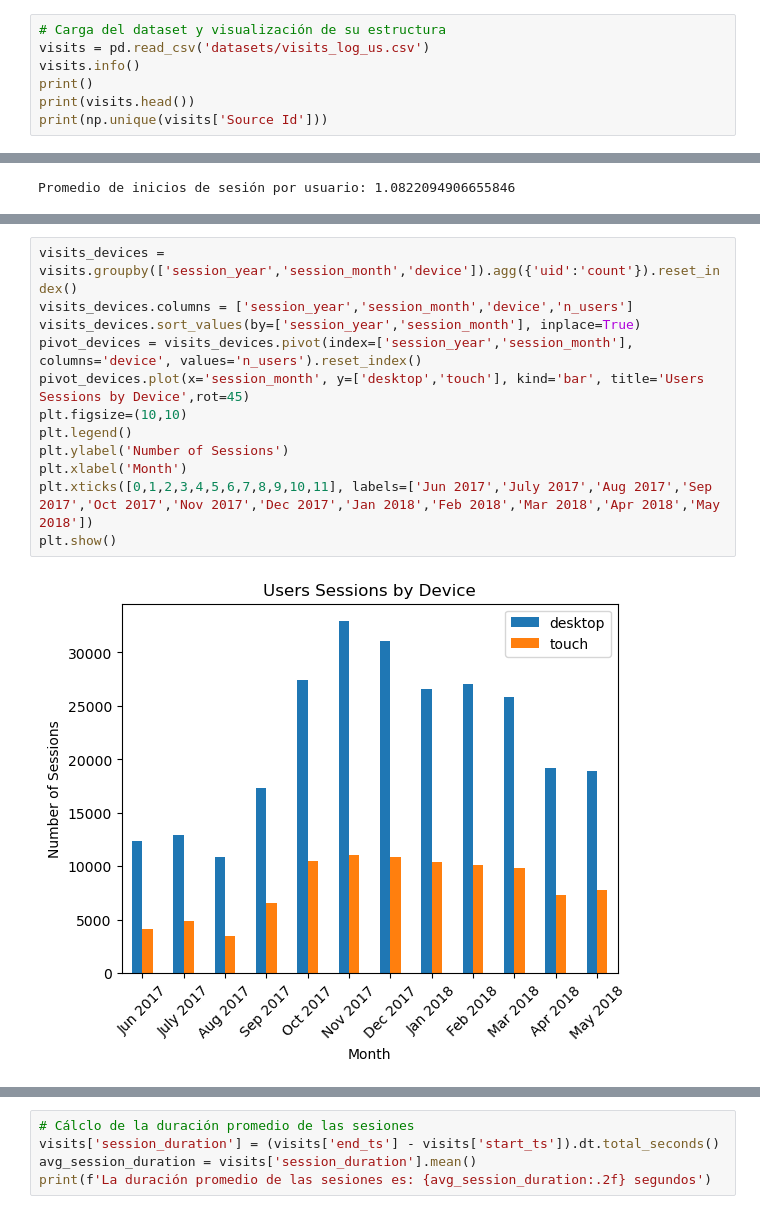
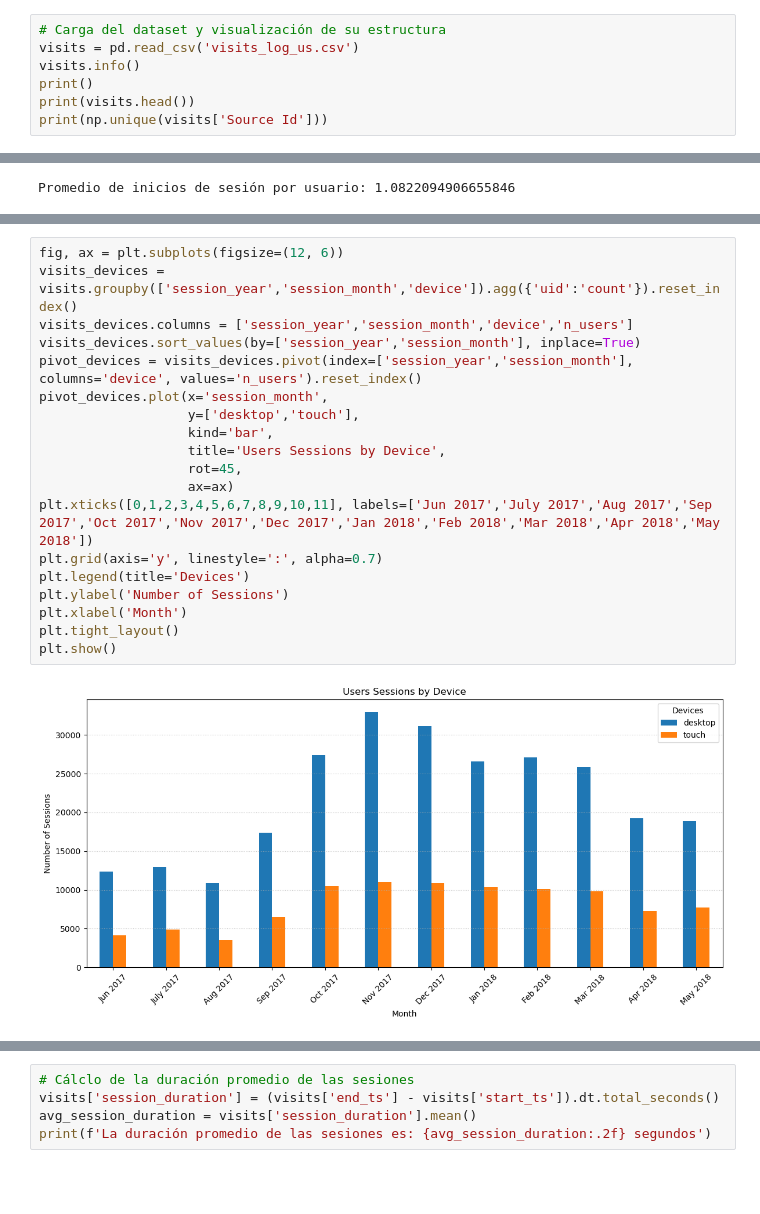
Before and after one commit to SebastianVeraM/Business_Analysis, a Jupyter notebook: Sprint10_notebook.ipynb, the cells around one changed output, grey strips where cells are left out. Drawn from its saved outputs; the diff is of its cells as text; blank space fills up the shorter version.

```diff
--- a/Sprint10_notebook.ipynb
+++ b/Sprint10_notebook.ipynb
@@ -10,6 +45,6 @@ import seaborn as sns
 # %%
 # Carga del dataset y visualización de su estructura
-visits = pd.read_csv('datasets/visits_log_us.csv')
+visits = pd.read_csv('visits_log_us.csv')
 visits.info()
 print()
 print(visits.head())
@@ -216,15 +275,22 @@ Con base en los calculos, el promedo obtenido de usuarios que inician sesión es
 # %%
+fig, ax = plt.subplots(figsize=(12, 6))
 visits_devices = visits.groupby(['session_year','session_month','device']).agg({'uid':'count'}).reset_index()
 visits_devices.columns = ['session_year','session_month','device','n_users']
 visits_devices.sort_values(by=['session_year','session_month'], inplace=True)
 pivot_devices = visits_devices.pivot(index=['session_year','session_month'], columns='device', values='n_users').reset_index()
-pivot_devices.plot(x='session_month', y=['desktop','touch'], kind='bar', title='Users Sessions by Device',rot=45)
-plt.figsize=(10,10)
-plt.legend()
+pivot_devices.plot(x='session_month',
+                   y=['desktop','touch'],
+                   kind='bar',
+                   title='Users Sessions by Device',
+                   rot=45,
+                   ax=ax)
+plt.xticks([0,1,2,3,4,5,6,7,8,9,10,11], labels=['Jun 2017','July 2017','Aug 2017','Sep 2017','Oct 2017','Nov 2017','Dec 2017','Jan 2018','Feb 2018','Mar 2018','Apr 2018','May 2018'])
+plt.grid(axis='y', linestyle=':', alpha=0.7)
+plt.legend(title='Devices')
 plt.ylabel('Number of Sessions')
 plt.xlabel('Month')
-plt.xticks([0,1,2,3,4,5,6,7,8,9,10,11], labels=['Jun 2017','July 2017','Aug 2017','Sep 2017','Oct 2017','Nov 2017','Dec 2017','Jan 2018','Feb 2018','Mar 2018','Apr 2018','May 2018'])
+plt.tight_layout()
 plt.show()
 # %% [output]
-[figure, old version]
+[figure, new version]
 # %% [markdown]
```
Also changed, not shown: parts of 111 cells of this notebook, 2 other files.
